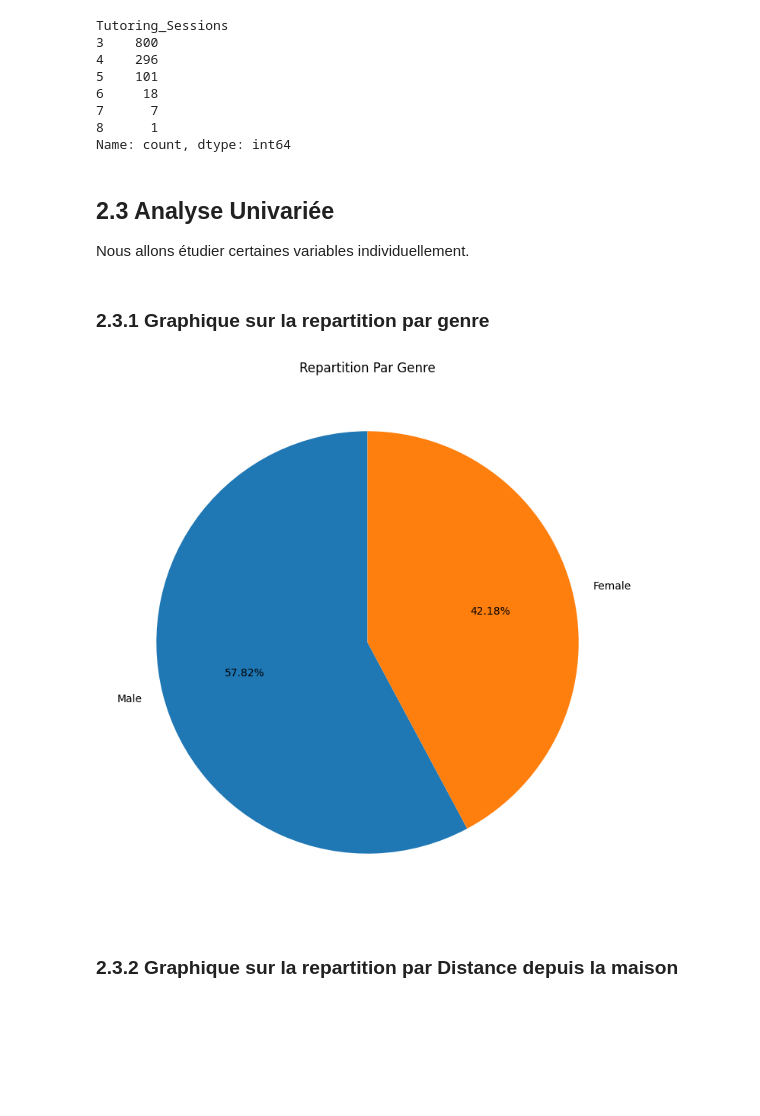
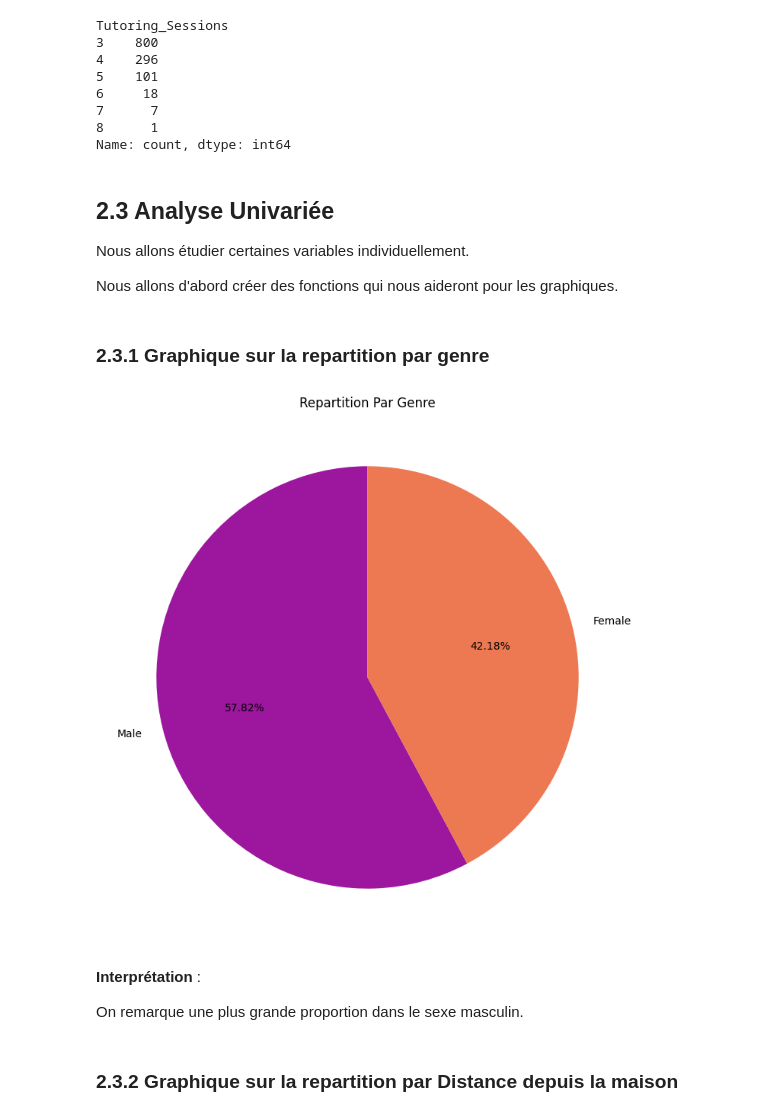
Before and after one commit to Harlequelrah/student_exam_performance_dataset_analysis, a Jupyter notebook: project/main.ipynb, the cells around one changed output. Cells and saved outputs as stored; diff of their text form; code cells hidden in the pictures; blank space fills up the shorter version.

```diff
--- a/project/main.ipynb
+++ b/project/main.ipynb
@@ -230,8 +230,19 @@ Name: count, dtype: int64
  ## 2.3 Analyse Univariée
 
 Nous allons étudier certaines variables individuellement.
+
+Nous allons d'abord créer des fonctions qui nous aideront pour les graphiques.
 # %%
-def get_repartition_chart(series:pd.Series,title:str,palette:str):
+# Cette fonction retourne un diagramme circulaire
+
+def get_pie_repartition_chart(series:pd.Series,title:str,palette:str):
+    """_summary_
+
+    Args:
+        series (pd.Series): la series à utiliser.
+        title (str): le titre du graphique
+        palette (str): le nom de la palette de couleur
+    """
 
     # On récupère les comptes
     count = series.value_counts()
@@ -240,13 +251,13 @@ def get_repartition_chart(series:pd.Series,title:str,palette:str):
     labels = count.index.to_list()
 
     # Choix de la palette de couleur
-    colors = sns.color_palette(palette=palette,n_colors=len(labels))
+    colors = sns.color_palette(palette,n_colors=len(labels))
 
     # Initialisation de la figure
-    plt.figure(figsize=(12,9))
+    plt.figure(figsize=(9,6))
 
     # Pie chart avec un pourcentage 2 chiffres après la virgule et un angle qui commence à 90
-    plt.pie(count,autopct='%1.2f%%',startangle=90,labels=labels)
+    plt.pie(count,autopct='%1.2f%%',startangle=90,labels=labels,colors=colors)
 
     # Titre du graphique
     plt.title(title)
@@ -256,10 +267,15 @@ def get_repartition_chart(series:pd.Series,title:str,palette:str):
 # %% [markdown]
 ### 2.3.1 Graphique sur la repartition par genre
 # %%
-
-get_repartition_chart(series=data['Gender'],title="Repartition Par Genre",palette="plasma")
+get_pie_repartition_chart(
+    series=data["Gender"], title="Repartition Par Genre", palette="plasma"
+)
 # %% [output]
-[figure, old version]
+[figure, new version]
+# %% [markdown]
+**Interprétation** :
+
+On remarque une plus grande proportion dans le sexe masculin.
 # %% [markdown]
 ### 2.3.2 Graphique sur la repartition par Distance depuis la maison
 # %%
```
Also changed, not shown: parts of 13 cells of this notebook.
